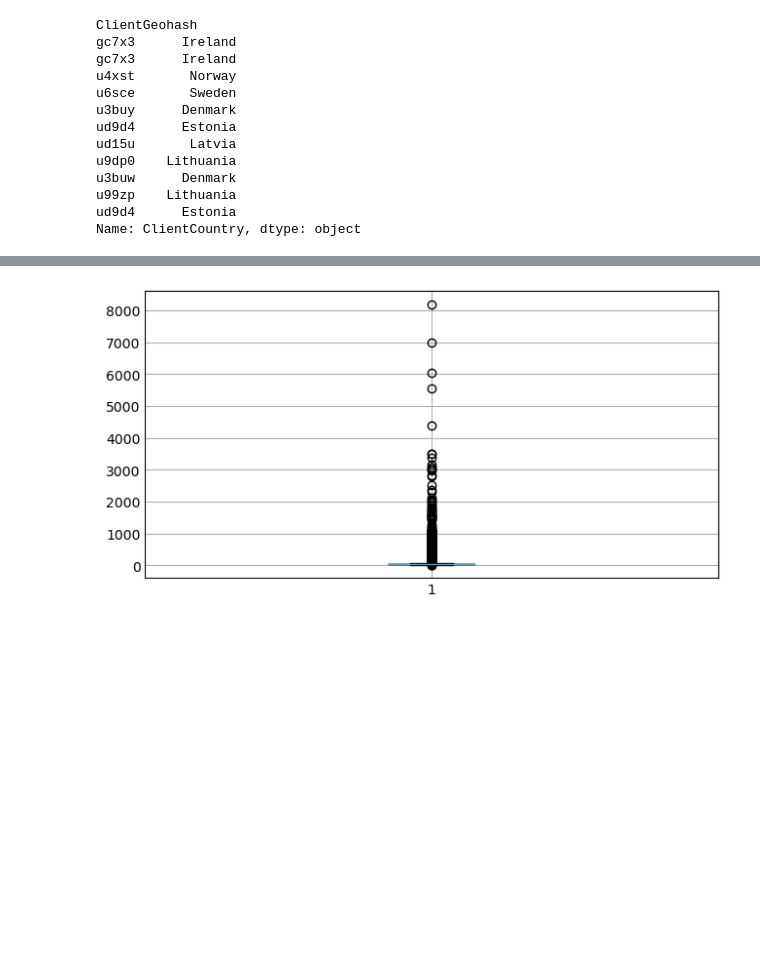
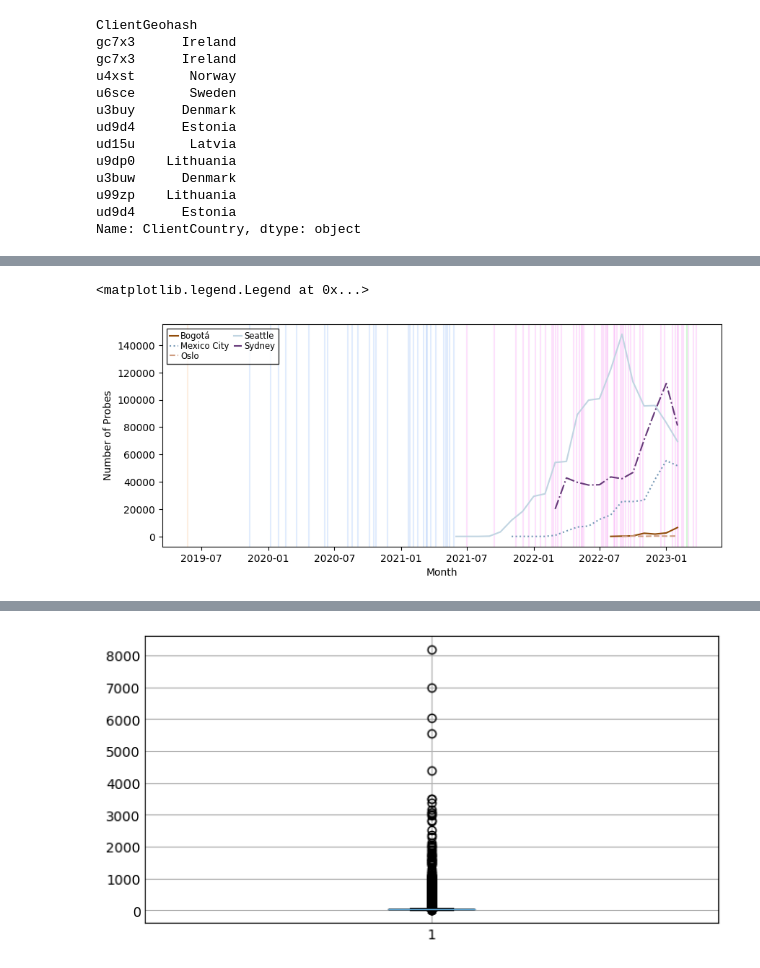
Before and after one commit to Rakagami/datascience_satellites_and_me, a Jupyter notebook: mlab.ipynb, the cells around one changed output, grey strips where cells are left out. Cells and saved outputs as stored; diff of their text form; code cells hidden in the pictures; blank space fills up the shorter version.

```diff
--- a/mlab.ipynb
+++ b/mlab.ipynb
@@ -190,0 +333,6 @@ df = pd.read_csv("./mlab_starlink_data/raw_ndt7_cities1.csv")
+# %%
+comparison_df = pd.DataFrame()
+comparison_df["OverallCount"] = df.groupby("client_Geo_City")["a_TestTime"].count()
+comparison_df["OverallPreOctober"] = df[df["a_TestTime"] < datetime(year=2022, month=10, day=1)].groupby("client_Geo_City")["a_TestTime"].count()
+comparison_df["OverallPostOctober"] = df[df["a_TestTime"] > datetime(year=2022, month=10, day=1)].groupby("client_Geo_City")["a_TestTime"].count()
+comparison_df
@@ -190,0 +347,38 @@ df = pd.read_csv("./mlab_starlink_data/raw_ndt7_cities1.csv")
+# %%
+# Grouping per Month
+month_grouped = df.groupby(["client_Geo_City", "a_TestMonth"]).count()[["a_TestTime"]]
+month_grouped = month_grouped.rename(columns={"a_TestTime": "ProbeCount"})
+month_grouped["MeanMinRTT"] = df.groupby(["client_Geo_City", "a_TestMonth"]).mean(numeric_only=True)["a_MinRTT"]
+month_grouped["MeanThroughputMbps"] = df.groupby(["client_Geo_City", "a_TestMonth"]).mean(numeric_only=True)["a_MeanThroughputMbps"]
+month_grouped["MeanLossRate"] = df.groupby(["client_Geo_City", "a_TestMonth"]).mean(numeric_only=True)["a_LossRate"]
+month_grouped = month_grouped.reset_index()
+# %%
+# Compaing Monthly amount of probes for each city
+selected_cities = comparison_df.index
+
+def extract_rev_dates(rev):
+    return [a for _, a in starlink_launchdates[starlink_launchdates["Revision"] == rev]["LaunchDate"].items()]
+def plot_dates(dates, color, label):
+    for d in dates:
+        ax.axvline(d,
+                   color = color, label = label, zorder=1)
+        label = ""
+
+fig, ax = plt.subplots(figsize=(10, 4))
+
+plot_dates(extract_rev_dates("v0.9"), color = "#f5ac6c33", label="")
+plot_dates(extract_rev_dates("v1.0"), color = "#6ca0f533", label="")
+plot_dates(extract_rev_dates("v1.5"), color = "#f56cf033", label="")
+plot_dates(extract_rev_dates("v2-Mini"), color = "#2ce63833", label="")
+
+for city in selected_cities:
+    temp_df = month_grouped[month_grouped["client_Geo_City"] == city].sort_values("a_TestMonth")
+    ax.plot(temp_df["a_TestMonth"], temp_df["ProbeCount"], label=city, color=continent_colors[city], linestyle=lstyles[city])
+
+ax.set_xlabel("Month")
+ax.set_ylabel("Number of Probes")
+ax.legend(loc="upper left", fontsize="small", ncol=2, edgecolor="k", handlelength=1, labelspacing=0.06,
+          columnspacing=0.5, handletextpad=0.3, fancybox=False)
+# %% [output]
+<matplotlib.legend.Legend at 0x...>
+[figure, added]
```
Also changed, not shown: parts of 31 cells of this notebook, 14 other files.
